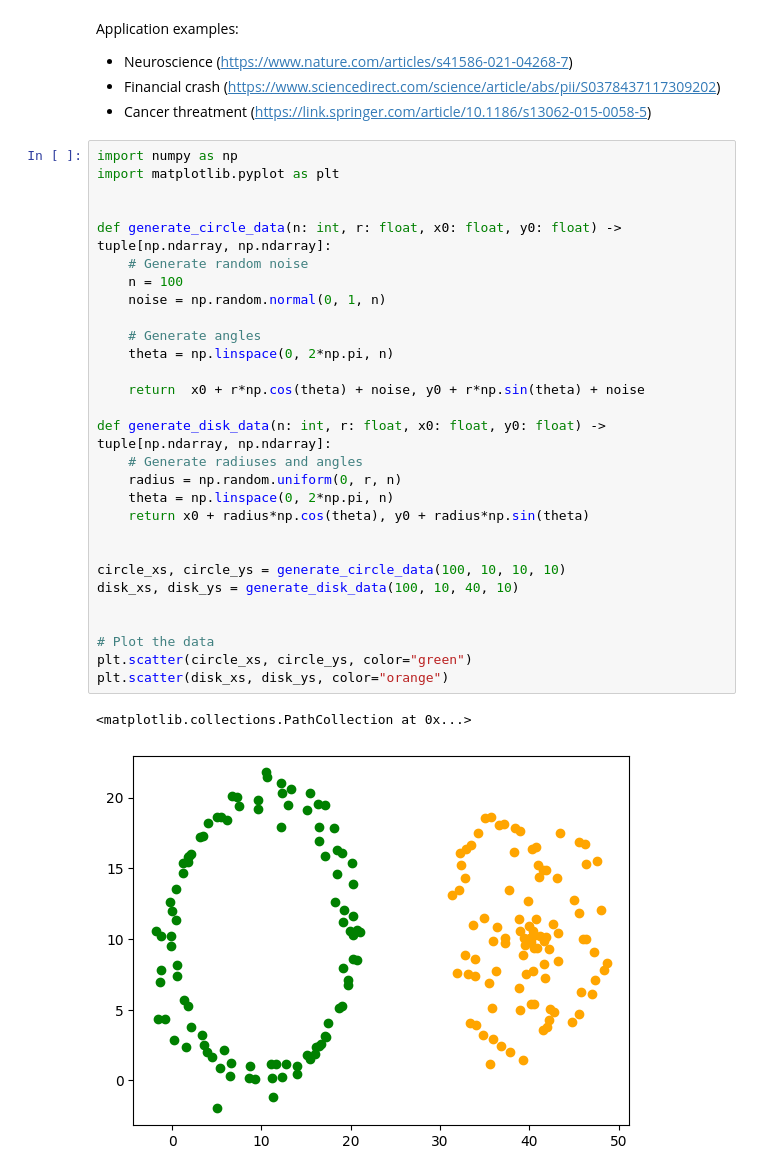
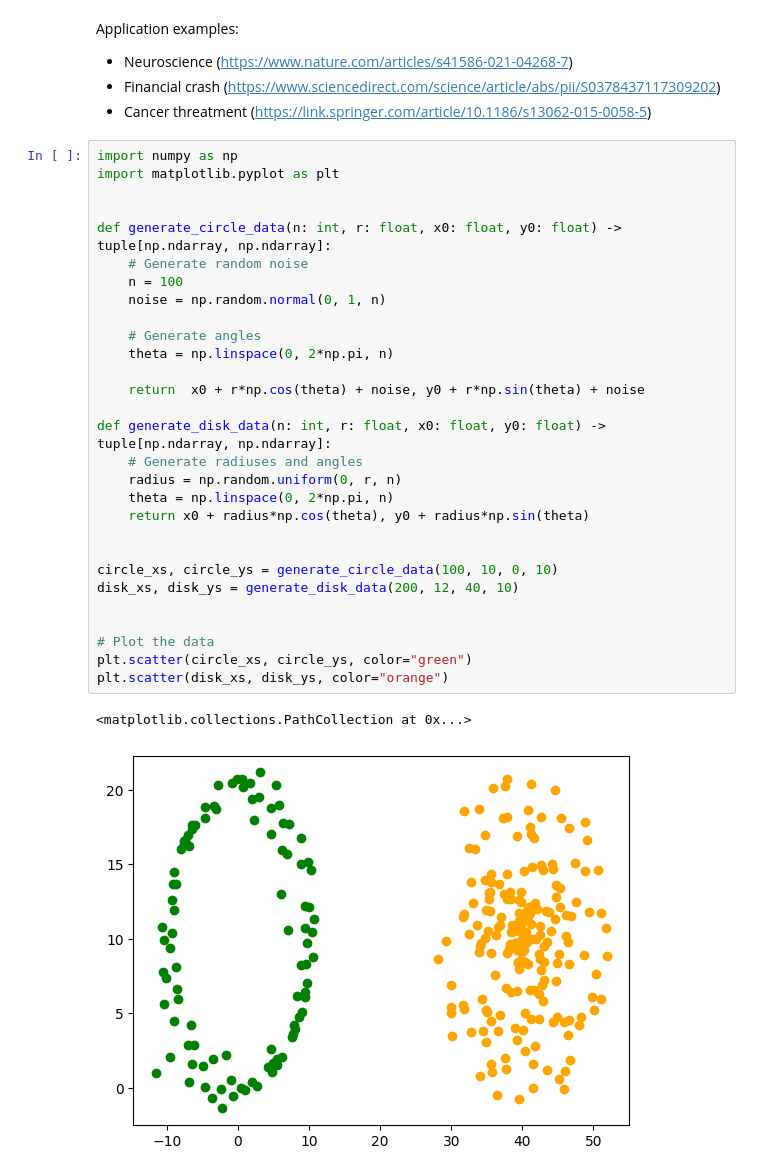
Before and after one commit to paultrygs/tda-talk, a Jupyter notebook: presentation.ipynb, the cells around one changed output. Cells and saved outputs as stored; diff of their text form.

```diff
--- a/presentation.ipynb
+++ b/presentation.ipynb
@@ -6,35 +6,35 @@ Application examples:
 # %%
 import numpy as np
 import matplotlib.pyplot as plt
 
 
 def generate_circle_data(n: int, r: float, x0: float, y0: float) -> tuple[np.ndarray, np.ndarray]:
     # Generate random noise
     n = 100
     noise = np.random.normal(0, 1, n)
 
     # Generate angles
     theta = np.linspace(0, 2*np.pi, n)
 
     return  x0 + r*np.cos(theta) + noise, y0 + r*np.sin(theta) + noise
 
 def generate_disk_data(n: int, r: float, x0: float, y0: float) -> tuple[np.ndarray, np.ndarray]:
     # Generate radiuses and angles
     radius = np.random.uniform(0, r, n)
     theta = np.linspace(0, 2*np.pi, n)
     return x0 + radius*np.cos(theta), y0 + radius*np.sin(theta)
 
 
-circle_xs, circle_ys = generate_circle_data(100, 10, 10, 10)
-disk_xs, disk_ys = generate_disk_data(100, 10, 40, 10)
+circle_xs, circle_ys = generate_circle_data(100, 10, 0, 10)
+disk_xs, disk_ys = generate_disk_data(200, 12, 40, 10)
 
 
 # Plot the data
 plt.scatter(circle_xs, circle_ys, color="green")
 plt.scatter(disk_xs, disk_ys, color="orange")
 # %% [output]
 <matplotlib.collections.PathCollection at 0x...>
-[figure, old version]
+[figure, new version]
 # %%
 import numpy as np
 import matplotlib.pyplot as plt
```
Also changed, not shown: parts of 2 cells of this notebook.
